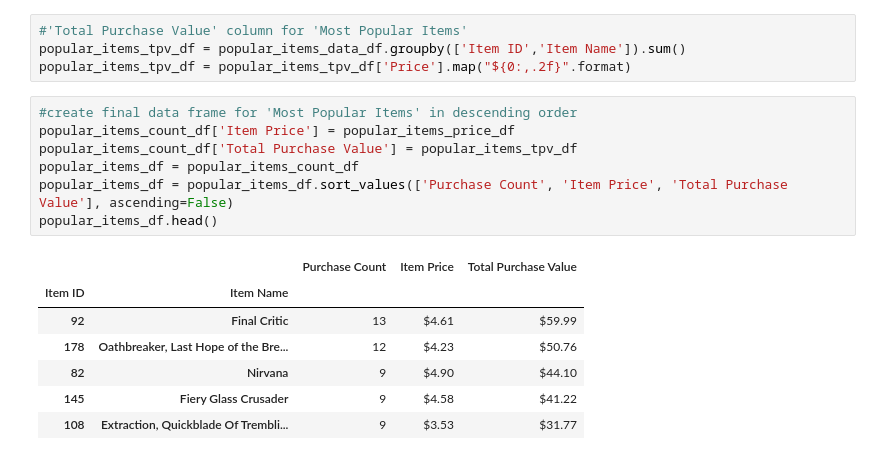
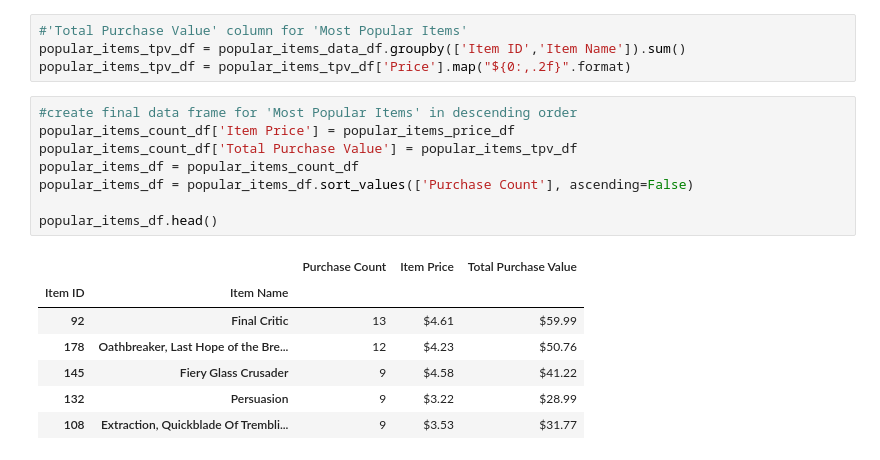
Before and after one commit to nikoelvambuena95/pandas-challenge, a Jupyter notebook: Pandas_homework.ipynb, the cells around one changed output. Cells and saved outputs as stored; diff of their text form.

```diff
--- a/Pandas_homework.ipynb
+++ b/Pandas_homework.ipynb
@@ -305,15 +309,16 @@ popular_items_tpv_df = popular_items_tpv_df['Price'].map("${0:,.2f}".format)
 # %%
 #create final data frame for 'Most Popular Items' in descending order
 popular_items_count_df['Item Price'] = popular_items_price_df
 popular_items_count_df['Total Purchase Value'] = popular_items_tpv_df
 popular_items_df = popular_items_count_df
-popular_items_df = popular_items_df.sort_values(['Purchase Count', 'Item Price', 'Total Purchase Value'], ascending=False)
+popular_items_df = popular_items_df.sort_values(['Purchase Count'], ascending=False)
+
 popular_items_df.head()
 # %% [output]
 |  |  | Purchase Count | Item Price | Total Purchase Value |
 | Item ID | Item Name |  |  |  |
 | 92 | Final Critic | 13 | $4.61 | $59.99 |
 | 178 | Oathbreaker, Last Hope of the Bre... | 12 | $4.23 | $50.76 |
-| 82 | Nirvana | 9 | $4.90 | $44.10 |
 | 145 | Fiery Glass Crusader | 9 | $4.58 | $41.22 |
+| 132 | Persuasion | 9 | $3.22 | $28.99 |
 | 108 | Extraction, Quickblade Of Trembli... | 9 | $3.53 | $31.77 |
```
Also changed, not shown: parts of 5 cells of this notebook.
